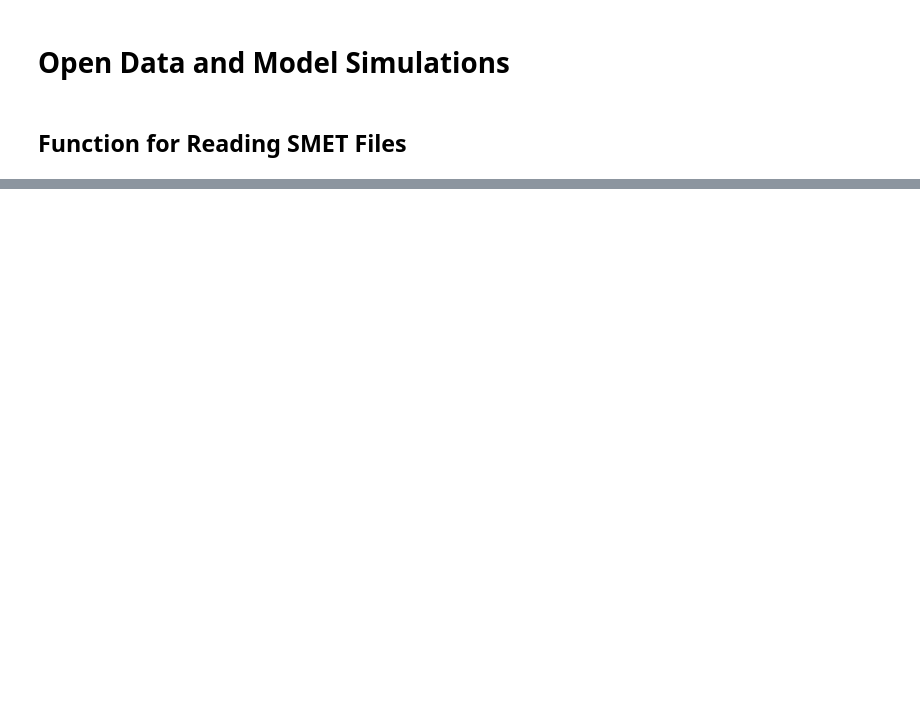
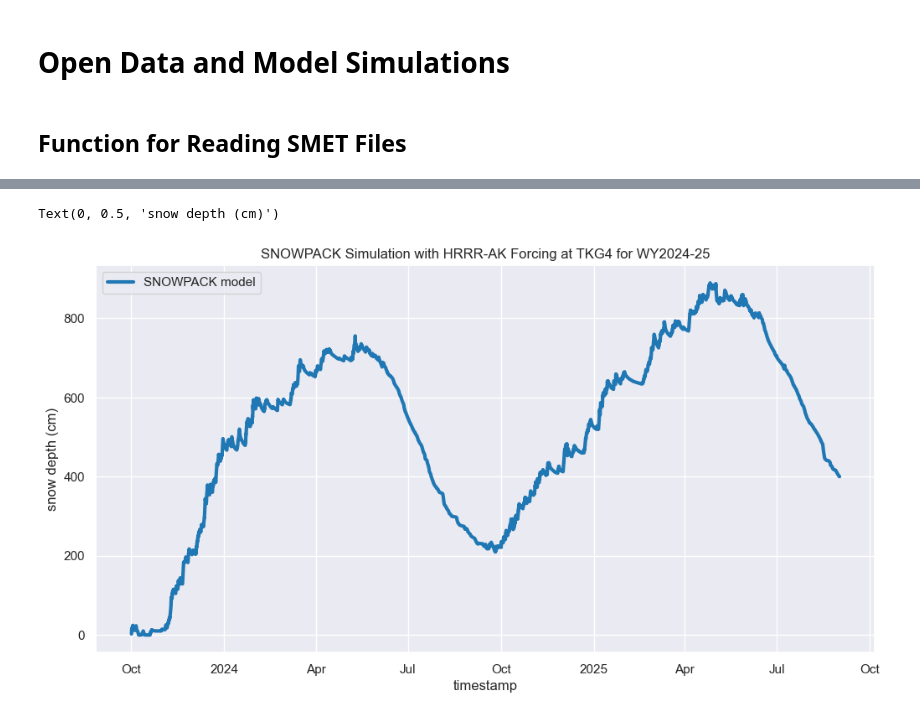
Before and after one commit to cassielumbrazo/snow_modeling_point, a Jupyter notebook: sites/tkg4/3_read_snowpack_output.ipynb, the cells around one changed output, grey strips where cells are left out. Cells and saved outputs as stored; diff of their text form; code cells hidden in the pictures; blank space fills up the shorter version.

```diff
--- a/sites/tkg4/3_read_snowpack_output.ipynb
+++ b/sites/tkg4/3_read_snowpack_output.ipynb
@@ -123,2 +157,12 @@ Text(0, 0.5, 'snow depth (cm)')
+# %%
+ds_snowpack_WY2024_25.HS_mod.plot(label = 'SNOWPACK model', linewidth = 3, color='tab:blue')
+
+plt.title('SNOWPACK Simulation with HRRR-AK Forcing at TKG4 for WY2024-25')
+plt.legend()
+
+plt.ylabel('snow depth (cm)')
+# %% [output]
+Text(0, 0.5, 'snow depth (cm)')
+[figure, added]
 # %%
 # plot SWE
```
Also changed, not shown: parts of 14 cells of this notebook, 10 other files.
